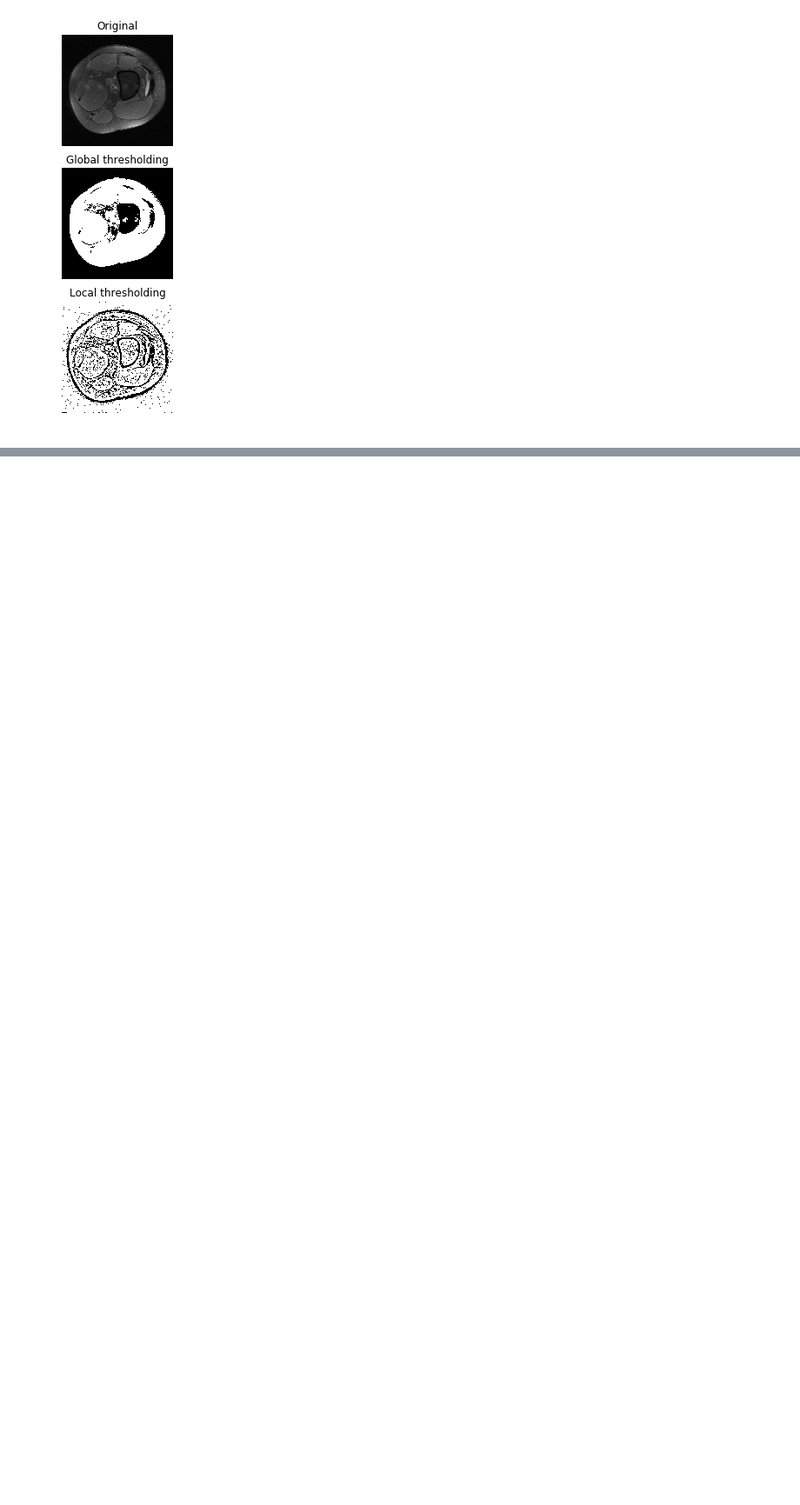
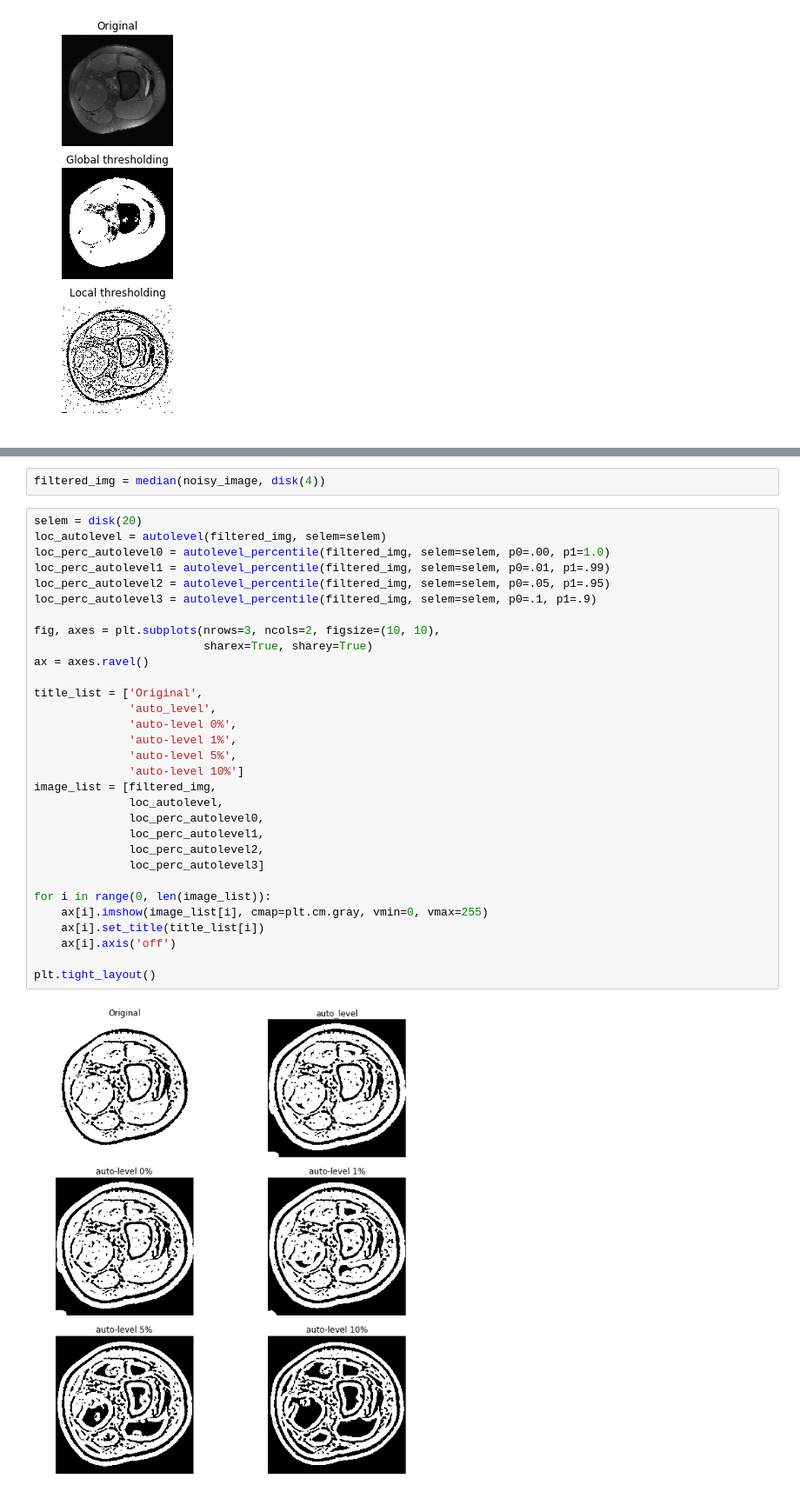
Before and after one commit to choikwun/mri_classification, a Jupyter notebook: SE000001/dicom.ipynb, the cells around one changed output, grey strips where cells are left out. Shown at 87% size. Saved outputs shown, nothing was run; the diff lists cells and outputs as text; blank space fills up the shorter version.

```diff
--- a/SE000001/dicom.ipynb
+++ b/SE000001/dicom.ipynb
@@ -146,0 +141,35 @@ plt.show()
+# %%
+filtered_img = median(noisy_image, disk(4))
+# %%
+selem = disk(20)
+loc_autolevel = autolevel(filtered_img, selem=selem)
+loc_perc_autolevel0 = autolevel_percentile(filtered_img, selem=selem, p0=.00, p1=1.0)
+loc_perc_autolevel1 = autolevel_percentile(filtered_img, selem=selem, p0=.01, p1=.99)
+loc_perc_autolevel2 = autolevel_percentile(filtered_img, selem=selem, p0=.05, p1=.95)
+loc_perc_autolevel3 = autolevel_percentile(filtered_img, selem=selem, p0=.1, p1=.9)
+
+fig, axes = plt.subplots(nrows=3, ncols=2, figsize=(10, 10),
+                         sharex=True, sharey=True)
+ax = axes.ravel()
+
+title_list = ['Original',
+              'auto_level',
+              'auto-level 0%',
+              'auto-level 1%',
+              'auto-level 5%',
+              'auto-level 10%']
+image_list = [filtered_img,
+              loc_autolevel,
+              loc_perc_autolevel0,
+              loc_perc_autolevel1,
+              loc_perc_autolevel2,
+              loc_perc_autolevel3]
+
+for i in range(0, len(image_list)):
+    ax[i].imshow(image_list[i], cmap=plt.cm.gray, vmin=0, vmax=255)
+    ax[i].set_title(title_list[i])
+    ax[i].axis('off')
+
+plt.tight_layout()
+# %% [output]
+[figure, added]
```
Also changed, not shown: parts of 10 cells of this notebook.
